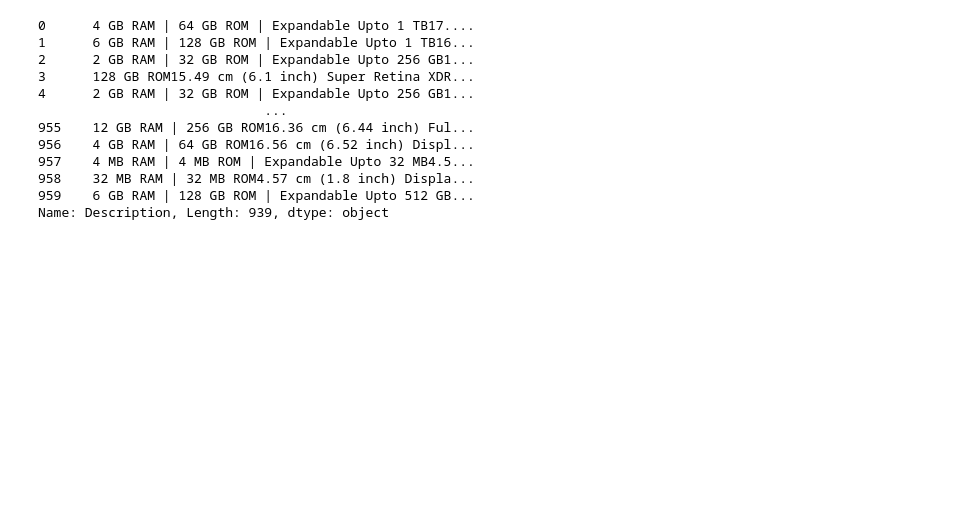
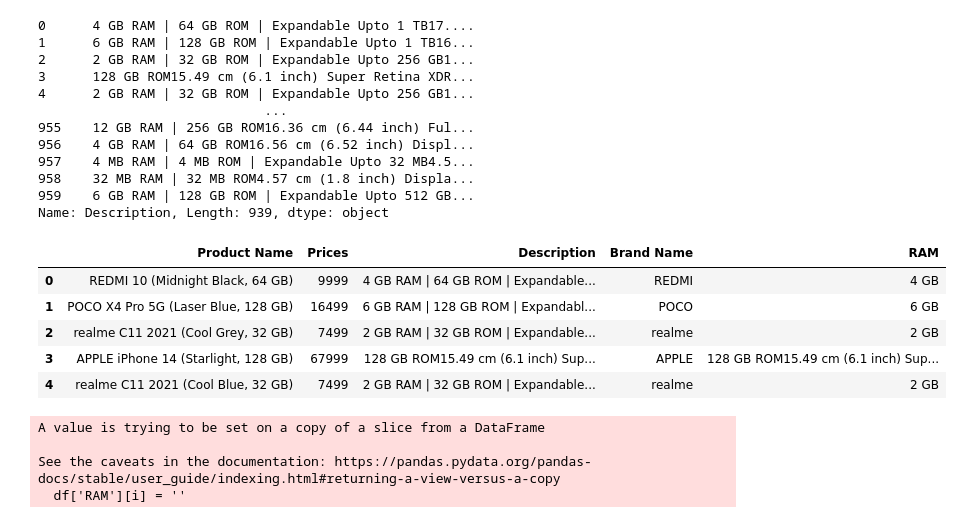
Before and after one commit to Gourav-Bangad/DSCI, a Jupyter notebook: Analysis.ipynb, the cells around one changed output. Saved outputs shown, nothing was run; the diff lists cells and outputs as text; code cells hidden in the pictures; blank space fills up the shorter version.

Commit message:
Initial data preprocess

```diff
--- a/Analysis.ipynb
+++ b/Analysis.ipynb
@@ -166,0 +169,18 @@ Name: Description, Length: 939, dtype: object
+# %%
+df.head()
+# %% [output]
+|  | Product Name | Prices | Description | Brand Name | RAM |
+| 0 | REDMI 10 (Midnight Black, 64 GB) | 9999 | 4 GB RAM | 64 GB ROM | Expandable... | REDMI | 4 GB |
+| 1 | POCO X4 Pro 5G (Laser Blue, 128 GB) | 16499 | 6 GB RAM | 128 GB ROM | Expandabl... | POCO | 6 GB |
+| 2 | realme C11 2021 (Cool Grey, 32 GB) | 7499 | 2 GB RAM | 32 GB ROM | Expandable... | realme | 2 GB |
+| 3 | APPLE iPhone 14 (Starlight, 128 GB) | 67999 | 128 GB ROM15.49 cm (6.1 inch) Sup... | APPLE | 128 GB ROM15.49 cm (6.1 inch) Sup... |
+| 4 | realme C11 2021 (Cool Blue, 32 GB) | 7499 | 2 GB RAM | 32 GB ROM | Expandable... | realme | 2 GB |
+# %%
+for i in df.index:
+              if(len(df['RAM'][i])>5):
+                            df['RAM'][i] = ''
+# %% [output]
+A value is trying to be set on a copy of a slice from a DataFrame
+
+See the caveats in the documentation: https://pandas.pydata.org/pandas-docs/stable/user_guide/indexing.html#returning-a-view-versus-a-copy
+  df['RAM'][i] = ''
```
Also changed, not shown: parts of 11 cells of this notebook, 4 other files.
